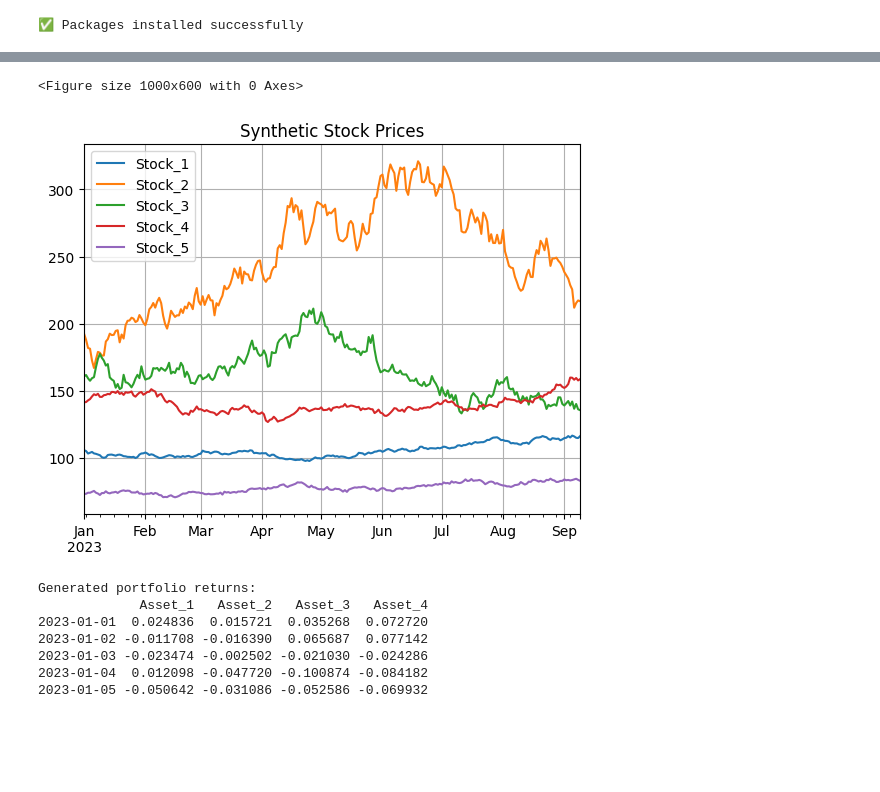
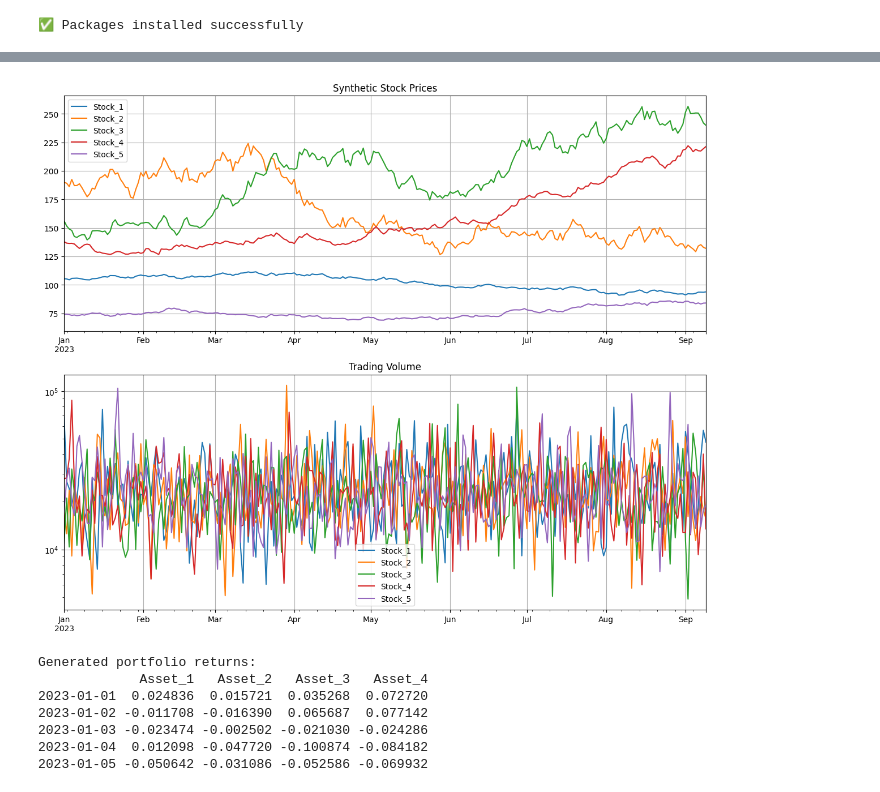
Before and after one commit to TomMcIver/Q-Stock, a Jupyter notebook: Q_Stock.ipynb, the cells around one changed output, grey strips where cells are left out. Drawn from its saved outputs; the diff is of its cells as text; code cells hidden in the pictures; blank space fills up the shorter version.

Commit message:
added trafing volume dividence and correlated sotck price

```diff
--- a/Q_Stock.ipynb
+++ b/Q_Stock.ipynb
@@ -17,45 +17,85 @@ print("✅ Packages installed successfully")
 # %% [output]
 ✅ Packages installed successfully
 # %%
-import numpy as np
-import pandas as pd
-import matplotlib.pyplot as plt
+# Cell 2: Generate Synthetic Stock Prices (Enhanced GBM)
+try:
+    import numpy as np
+    import pandas as pd
+    import matplotlib.pyplot as plt
 
-try:
     np.random.seed(42)
-    days = 252
-    stocks = 5
+    days = 252  # Trading days
+    stocks = 5  # Number of stocks
 
+    # Generate initial parameters
+    start_prices = np.random.uniform(50, 200, stocks)
+    mu = np.random.uniform(-0.1, 0.2, stocks)          # Drifts
+    sigma = np.random.uniform(0.1, 0.4, stocks)        # Volatilities
+    dividend_yield = np.random.uniform(0.0, 0.05, stocks)  # Dividend yields
 
-    start_prices = np.random.uniform(50, 200, stocks)
+    # Create correlation matrix (positive definite)
+    corr_matrix = np.array([
+        [1.00, 0.75, 0.30, -0.20, 0.15],
+        [0.75, 1.00, 0.40, -0.10, 0.25],
+        [0.30, 0.40, 1.00, 0.25, 0.10],
+        [-0.20, -0.10, 0.25, 1.00, 0.05],
+        [0.15, 0.25, 0.10, 0.05, 1.00]
+    ])
 
-    # drifts and volatilities
-    mu = np.random.uniform(-0.1, 0.2, stocks)
-    sigma = np.random.uniform(0.1, 0.4, stocks)
+    # Cholesky decomposition for correlated Brownian motion
+    L = np.linalg.cholesky(corr_matrix)
 
+    # Initialize DataFrames
     dates = pd.date_range(start="2023-01-01", periods=days)
     prices = pd.DataFrame(index=dates)
+    volume = pd.DataFrame(index=dates)
+    dividends = pd.DataFrame(index=dates)
 
-    # GBM Simulation
+    # Generate correlated random shocks
+    uncorrelated_shocks = np.random.normal(0, 1, (days, stocks))
+    correlated_shocks = uncorrelated_shocks @ L.T
+
+    # GBM Simulation with dividends and volume
     for i in range(stocks):
         dt = 1/days
-        shock = np.random.normal(0, np.sqrt(dt), days)
-        returns = (mu[i] - 0.5*sigma[i]**2)*dt + sigma[i]*shock
+        shock = correlated_shocks[:, i] * np.sqrt(dt)
+
+        # Adjusted returns with dividend yield
+        returns = (mu[i] - dividend_yield[i] - 0.5*sigma[i]**2)*dt + sigma[i]*shock
         prices[f'Stock_{i+1}'] = start_prices[i] * np.exp(returns.cumsum())
+
+        # Generate trading volume (log-normal distribution)
+        volume[f'Stock_{i+1}'] = np.random.lognormal(mean=10, sigma=0.5, size=days)
+
+        # Generate dividend payments (quarterly)
+        dividend_days = np.arange(63, days, 63)  # Every ~3 months
+        dividend_amounts = prices[f'Stock_{i+1}'].iloc[dividend_days] * dividend_yield[i]
+        dividends[f'Stock_{i+1}'] = pd.Series(dividend_amounts.values, index=dates[dividend_days])
 
     print("Generated stock prices:")
     print(prices.head())
-    print("\nStarting prices for each stock:")
+
+    print("\nStarting parameters for each stock:")
     for i in range(stocks):
-        print(f"Stock_{i+1}: ${start_prices[i]:.2f}")
+        print(f"Stock_{i+1}: Start=${start_prices[i]:.2f}, μ={mu[i]:.3f}, σ={sigma[i]:.3f}, q={dividend_yield[i]:.3f}")
 
-    plt.figure(figsize=(10,6))
-    prices.plot(title="Synthetic Stock Prices")
-    plt.grid(True)
+    # Plotting
+    fig, (ax1, ax2) = plt.subplots(2, 1, figsize=(12, 10))
+
+    prices.plot(ax=ax1, title="Synthetic Stock Prices")
+    ax1.grid(True)
+
+    volume.plot(ax=ax2, title="Trading Volume")
+    ax2.set_yscale('log')
+    ax2.grid(True)
+
+    plt.tight_layout()
     plt.show()
 
 except Exception as e:
     print(f"❌ Error generating stock prices: {e}")
+    if 'L' in locals():
+        print("Check if correlation matrix is positive definite!")
 # %% [output]
 Generated stock prices:
                Stock_1     Stock_2     Stock_3     Stock_4    Stock_5
@@ -74,5 +114,4 @@ Stock_5: $73.40
-<Figure size 1000x600 with 0 Axes>
-[figure, old version]
+[figure, new version]
 # %%
 
 try:
```
Also changed, not shown: parts of 1 cell of this notebook.
